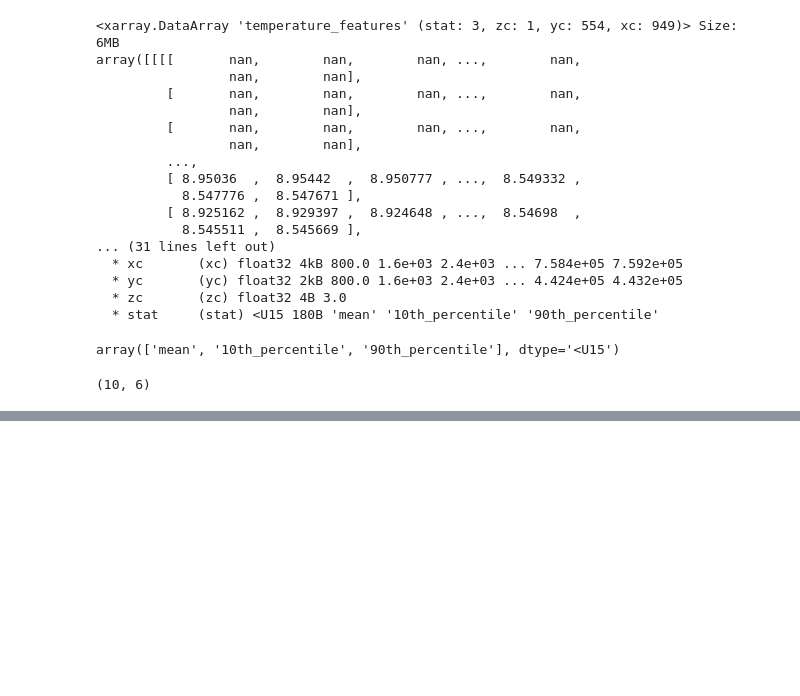
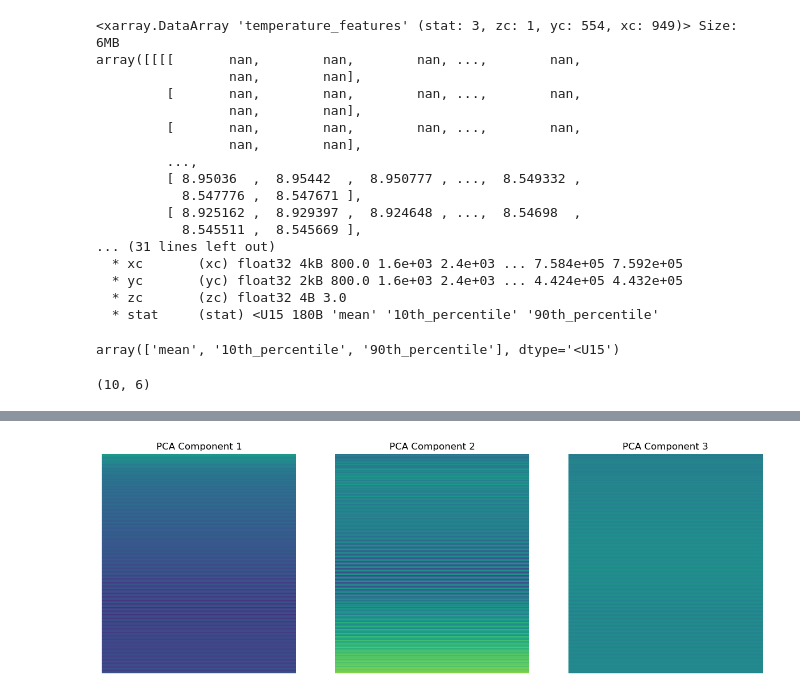
Before and after one commit to butterman0/spGDMM, a Jupyter notebook: 2_notebooks/process_grid.ipynb, the cells around one changed output, grey strips where cells are left out. Cells and saved outputs as stored; diff of their text form; code cells hidden in the pictures; blank space fills up the shorter version.

Commit message:
feat: PCA of bs transformed predictors

```diff
--- a/2_notebooks/process_grid.ipynb
+++ b/2_notebooks/process_grid.ipynb
@@ -249,0 +258,12 @@ beta_posts
+# %%
+weighted_X_GDM_bs = X_GDM_predictors_bs * beta_posts.mean(axis=0)[25:49].values # OR MEDIAN OR WHATEVER
+
+# Step 2: Sum every 4 columns (assuming 4 bases per feature)
+n_grids, n_bases = weighted_X_GDM_bs.shape
+num_bases_per_feature = 4
+num_features = n_bases // num_bases_per_feature
+
+reshaped = np.reshape(weighted_X_GDM_bs, (n_grids, num_features, num_bases_per_feature))
+
+# Step 2: Sum along the I-spline basis axis (axis=2)
+collapsed_X_GDM = reshaped.sum(axis=2)
@@ -249,0 +285,15 @@ beta_posts
+# %%
+from sklearn.decomposition import PCA
+
+collapsed_X_GDM_no_nan = collapsed_X_GDM[~np.isnan(collapsed_X_GDM).any(axis=1)]
+
+# Perform PCA
+pca = PCA(n_components=3)
+collapsed_X_GDM_pca = pca.fit_transform(collapsed_X_GDM_no_nan)
+
+# Print the explained variance ratio of the top 3 components
+print("Explained variance ratio of the top 3 components:", pca.explained_variance_ratio_)
+
+# Print the transformed data
+print("Transformed data (top 3 principal components):")
+print(collapsed_X_GDM_pca)
@@ -249,0 +310,19 @@ beta_posts
+# %%
+import matplotlib.pyplot as plt
+
+# Normalize the PCA data to the range [0, 1] for RGB plotting
+normalized_pca = (collapsed_X_GDM_pca - collapsed_X_GDM_pca.min(axis=0)) / (collapsed_X_GDM_pca.max(axis=0) - collapsed_X_GDM_pca.min(axis=0))
+
+# Plot each column as an RGB image
+fig, axes = plt.subplots(1, 3, figsize=(15, 5))
+
+for i, ax in enumerate(axes):
+    ax.imshow(normalized_pca[:, i].reshape(-1, 1), aspect='auto', cmap='viridis')
+    ax.set_title(f'PCA Component {i+1}')
+    ax.axis('off')
+
+
+
+plt.show()
+# %% [output]
+[figure, added]
```
Also changed, not shown: parts of 6 cells of this notebook, 1 other file.
